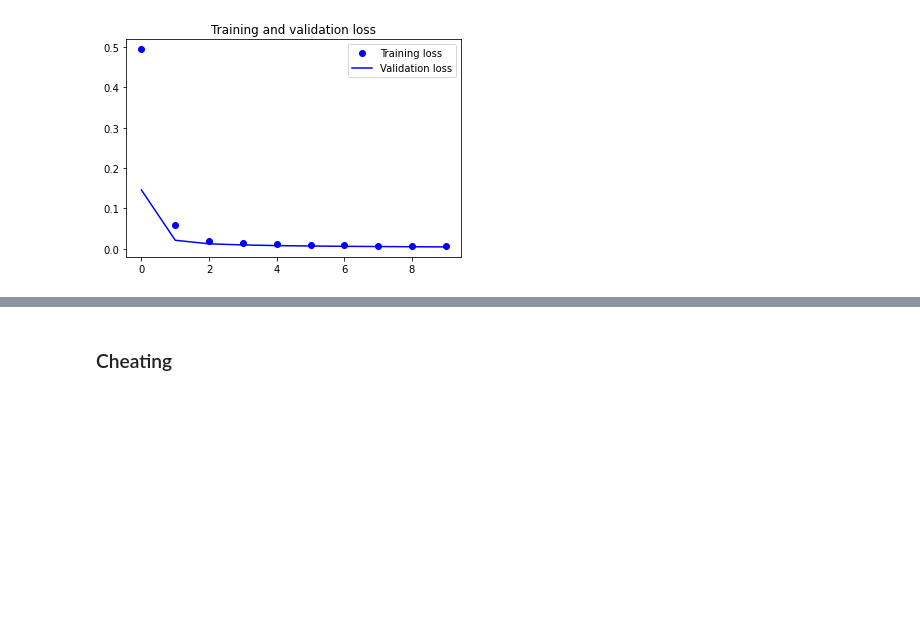
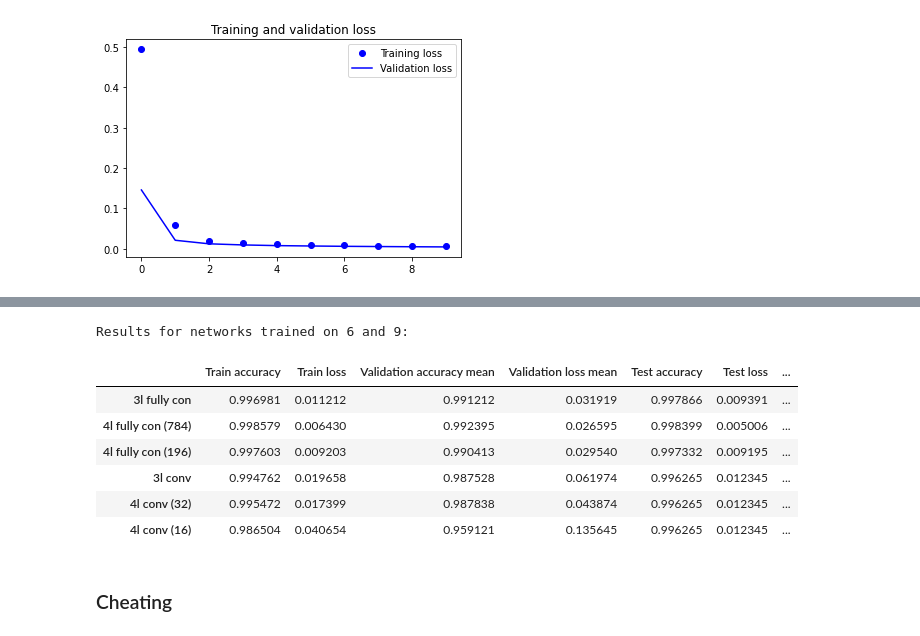
Before and after one commit to Mincoslav/MAL-Assignment, a Jupyter notebook: Assignment2.ipynb, the cells around one changed output, grey strips where cells are left out. Cells and saved outputs as stored; diff of their text form; code cells hidden in the pictures; blank space fills up the shorter version.

```diff
--- a/Assignment2.ipynb
+++ b/Assignment2.ipynb
@@ -768,20 +757,20 @@ net_conv3TestScore = conv3.evaluate(x_bin_test10, y_bin_test10)
 
 
 
-net1TrainScore_69 = connected1_69.evaluate(x_bin_train69_flatten, y_bin_train69)
-net1TestScore_69 = connected1_69.evaluate(x_bin_test69_flatten, y_bin_test69)
+net1TrainScore_45 = connected1_45.evaluate(x_bin_train45_flatten, y_bin_train45)
+net1TestScore_45 = connected1_45.evaluate(x_bin_test45_flatten, y_bin_test45)
 
-net2TrainScore_69 = connected2_69.evaluate(x_bin_train69_flatten, y_bin_train69)
-net2TestScore_69 = connected2_69.evaluate(x_bin_test69_flatten, y_bin_test69)
+net2TrainScore_45 = connected2_45.evaluate(x_bin_train45_flatten, y_bin_train45)
+net2TestScore_45 = connected2_45.evaluate(x_bin_test45_flatten, y_bin_test45)
 
-net3TrainScore_69 = connected3_69.evaluate(x_bin_train69_flatten, y_bin_train69)
-net3TestScore_69 = connected3_69.evaluate(x_bin_test69_flatten, y_bin_test69)
+net3TrainScore_45 = connected3_45.evaluate(x_bin_train45_flatten, y_bin_train45)
+net3TestScore_45 = connected3_45.evaluate(x_bin_test45_flatten, y_bin_test45)
 
-net_conv1TrainScore_69 = conv1_69.evaluate(x_bin_train69, y_bin_train69)
-net_conv1TestScore_69 = conv1_69.evaluate(x_bin_test69, y_bin_test69)
+net_conv1TrainScore_45 = conv1_45.evaluate(x_bin_train45, y_bin_train45)
+net_conv1TestScore_45 = conv1_45.evaluate(x_bin_test45, y_bin_test45)
 
-net_conv2TrainScore_69 = conv2_69.evaluate(x_bin_train69, y_bin_train69)
-net_conv2TestScore_69 = conv2_69.evaluate(x_bin_test69, y_bin_test69)
+net_conv2TrainScore_45 = conv2_45.evaluate(x_bin_train45, y_bin_train45)
+net_conv2TestScore_45 = conv2_45.evaluate(x_bin_test45, y_bin_test45)
 
-net_conv3TrainScore_69 = conv3_69.evaluate(x_bin_train69, y_bin_train69)
-net_conv3TestScore_69 = conv3_69.evaluate(x_bin_test69, y_bin_test69)
+net_conv3TrainScore_45 = conv3_45.evaluate(x_bin_train45, y_bin_train45)
+net_conv3TestScore_45 = conv3_45.evaluate(x_bin_test45, y_bin_test45)
@@ -802,3 +818,26 @@ dataframe = pd.DataFrame(data= data, index= indexes)
+# %%
+data_45 = {'Train accuracy':[net1TrainScore_45[1], net2TrainScore_45[1],  net3TrainScore_45[1], net_conv1TrainScore_45[1], net_conv2TrainScore_45[1], net_conv3TrainScore_45[1] ],
+        'Train loss':[net1TrainScore_45[0], net2TrainScore_45[0],  net3TrainScore_45[0], net_conv1TrainScore_45[0], net_conv2TrainScore_45[0], net_conv3TrainScore_45[0] ],
+        'Validation accuracy mean': [np.mean(history1_45.history['val_accuracy']),np.mean(history2_45.history['val_accuracy']), np.mean(history3_45.history['val_accuracy']), np.mean(history_conv1_45.history['val_accuracy']), np.mean(history_conv2_45.history['val_accuracy']), np.mean(history_conv3_45.history['val_accuracy'])],
+        'Validation loss mean': [np.mean(history1_45.history['val_loss']), np.mean(history2_45.history['val_loss']), np.mean(history3_45.history['val_loss']), np.mean(history_conv1_45.history['val_loss']), np.mean(history_conv2_45.history['val_loss']), np.mean(history_conv3_45.history['val_loss'])],
+        'Test accuracy': [net1TestScore_45[1], net2TestScore_45[1], net3TestScore_45[1], net_conv1TestScore_45[1], net_conv1TestScore_45[1], net_conv1TestScore_45[1]],
+        'Test loss': [net1TestScore_45[0], net2TestScore_45[0], net3TestScore_45[0], net_conv1TestScore_45[0], net_conv1TestScore_45[0], net_conv1TestScore_45[0]],
+        'Learning Time':[t1_45, t2_45, t3_45, t_conv1_45, t_conv2_45, t_conv3_45]}
+
+indexes_45 = ['3l fully con', '4l fully con (784)', '4l fully con (196)', '3l conv', '4l conv (32)', '4l conv (16)']
+
+dataframe_45 = pd.DataFrame(data= data_45, index= indexes_45, )
+print("Results for networks trained on 6 and 9:")
+dataframe_45
+# %% [output]
+Results for networks trained on 6 and 9:
+|  | Train accuracy | Train loss | Validation accuracy mean | Validation loss mean | Test accuracy | Test loss | ... |
+| 3l fully con | 0.996981 | 0.011212 | 0.991212 | 0.031919 | 0.997866 | 0.009391 | ... |
+| 4l fully con (784) | 0.998579 | 0.006430 | 0.992395 | 0.026595 | 0.998399 | 0.005006 | ... |
+| 4l fully con (196) | 0.997603 | 0.009203 | 0.990413 | 0.029540 | 0.997332 | 0.009195 | ... |
+| 3l conv | 0.994762 | 0.019658 | 0.987528 | 0.061974 | 0.996265 | 0.012345 | ... |
+| 4l conv (32) | 0.995472 | 0.017399 | 0.987838 | 0.043874 | 0.996265 | 0.012345 | ... |
+| 4l conv (16) | 0.986504 | 0.040654 | 0.959121 | 0.135645 | 0.996265 | 0.012345 | ... |
 # %% [markdown]
 ### Cheating
 # %% [markdown]
```
Also changed, not shown: parts of 12 cells of this notebook.
